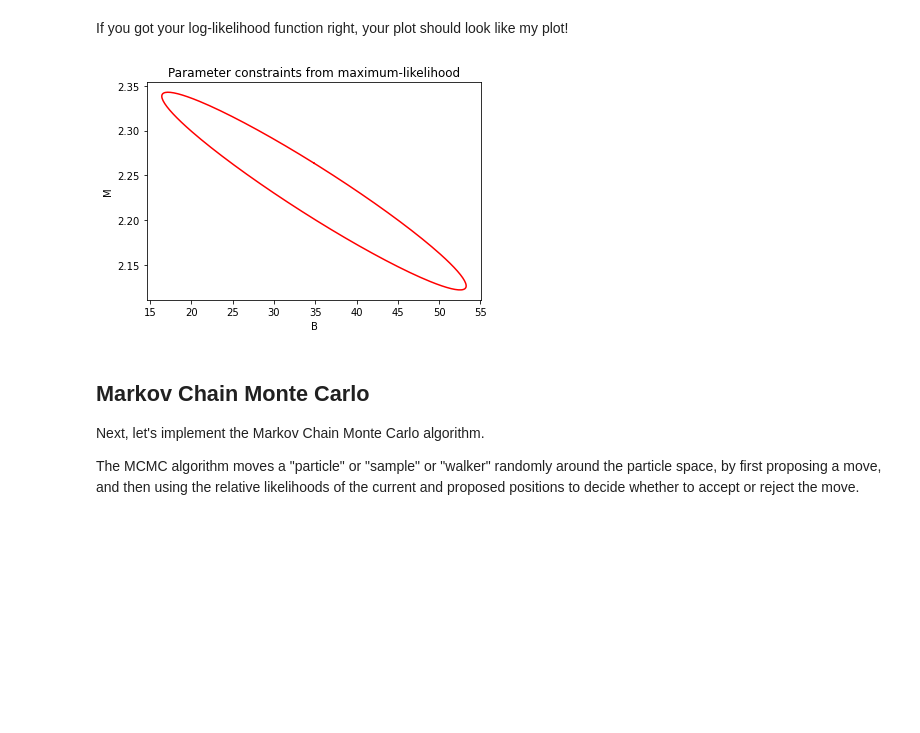
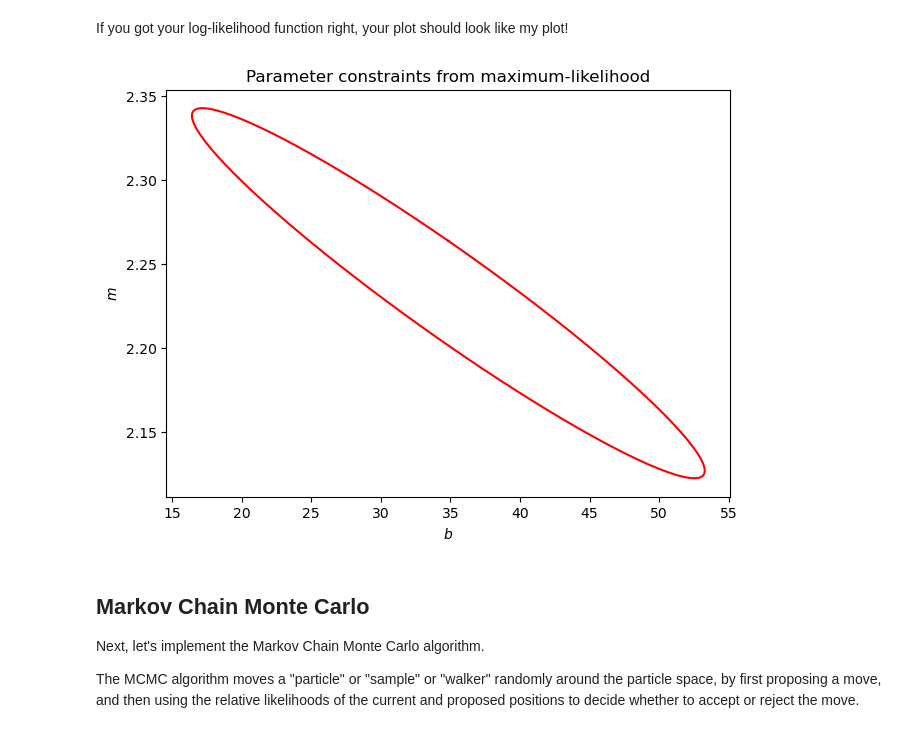
Before and after one commit to DanDan0101/numerical-methods, a Jupyter notebook: HW 3/MCMC.ipynb, the cells around one changed output. Cells and saved outputs as stored; diff of their text form; code cells hidden in the pictures; blank space fills up the shorter version.

```diff
--- a/HW 3/MCMC.ipynb
+++ b/HW 3/MCMC.ipynb
@@ -89,7 +95,7 @@ def log_likelihood_one(params, x, y, yerr):
     # (the quantity inside the sum in the text above)
 
     ### FILL IN CODE HERE!  Implement the log-likelihood function from the text above!
-    loglikes = #np.log( .... ) + -0.5 * ()**2 / ()**2
+    loglikes = -np.log(np.sqrt(2 * np.pi) * yerr) - 0.5 * (y - y_pred)**2 / (yerr)**2
 
     # the log-likelihood for the whole vector of measurements is the sum of individual log-likelihoods
     loglike = np.sum(loglikes)
@@ -111,6 +119,6 @@ def neg_ll_one(params, x, y, yerr):
 # to be pretty simple, so we don't need to work very hard to give it a good initial guess!
 initial_params = [0., 0.]
 # The "args" parameter here gets passed to the neg_ll_one function (after the parameters)
-R = scipy.optimize.minimize(neg_ll_one, initial_params, args=(x, y, yerr))
+R = minimize(neg_ll_one, initial_params, args=(x, y, yerr))
 R
 # %% [output]
@@ -147,21 +160,22 @@ plt.legend();
 # %% [markdown]
 If you got your log-likelihood function right, your plot should look like my plot!
 # %%
+plt.subplots(dpi = 100, layout = "constrained")
 # You can also plot the ellipse showing the constraints in B,M space by manipulating hess_inv:
 # (don't worry about understading this math!)
 U,s,V = np.linalg.svd(R.hess_inv)
 S = np.dot(U, np.diag(np.sqrt(s)))
 th = np.linspace(0,2.*np.pi,200)
 xy = np.vstack((np.sin(th), np.cos(th)))
 dbm = np.dot(S, xy).T
 ellipse_b = R.x[0] + dbm[:,0]
 ellipse_m = R.x[1] + dbm[:,1]
 plt.plot(ellipse_b, ellipse_m, 'r-')
-plt.xlabel('B')
-plt.ylabel('M')
+plt.xlabel("$b$")
+plt.ylabel("$m$")
 plt.title('Parameter constraints from maximum-likelihood');
 # %% [output]
-[figure, old version]
+[figure, new version]
 # %% [markdown]
 <h2>Markov Chain Monte Carlo</h2>
 
```
Also changed, not shown: parts of 35 cells of this notebook.
